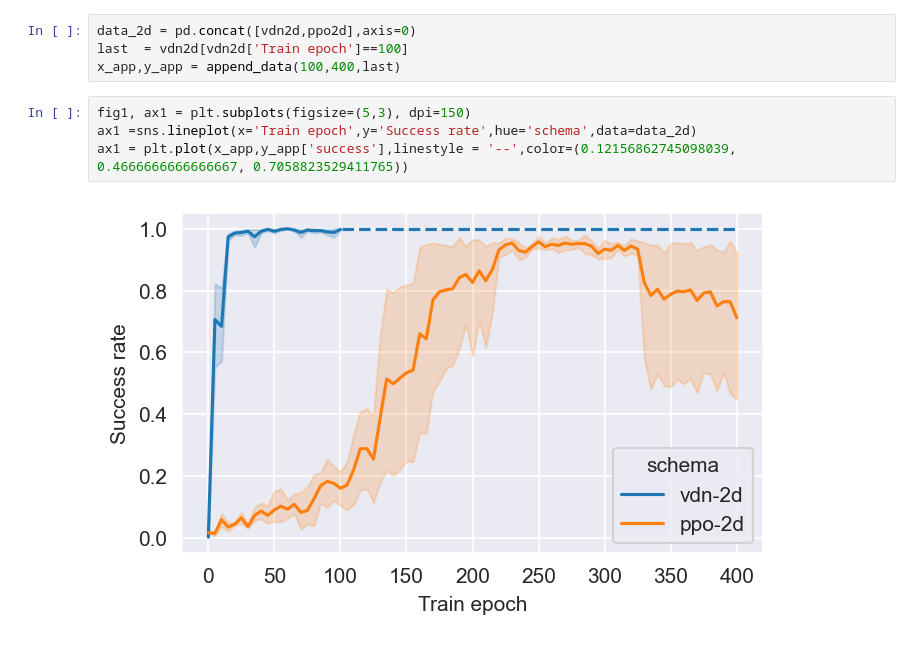
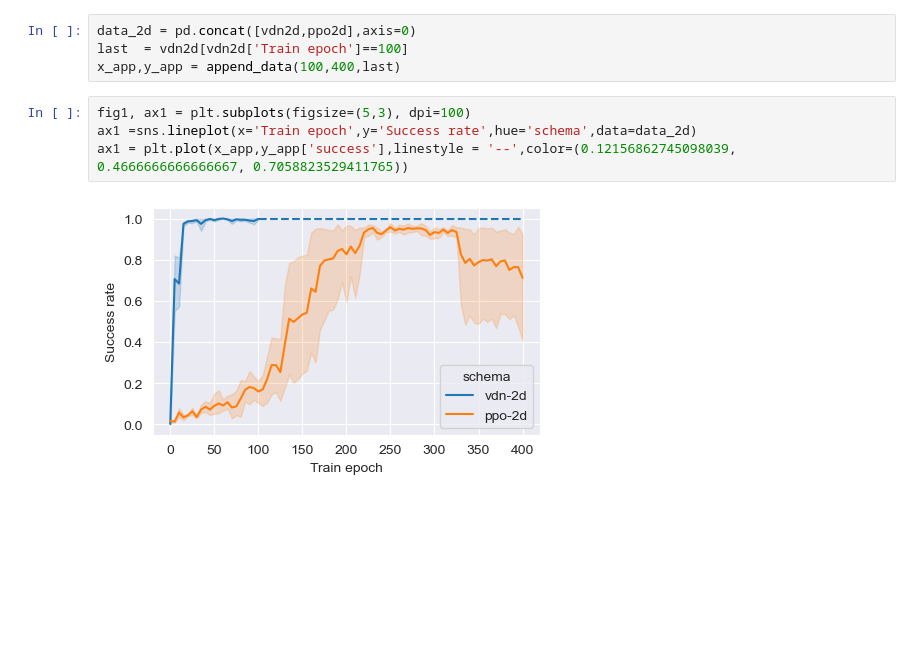
Before and after one commit to Polaris-Yang/MARL-DMFB, a Jupyter notebook: drawRes-dmfb/DrawRes.ipynb, the cells around one changed output. Cells and saved outputs as stored; diff of their text form; blank space fills up the shorter version.

```diff
--- a/drawRes-dmfb/DrawRes.ipynb
+++ b/drawRes-dmfb/DrawRes.ipynb
@@ -62,9 +62,9 @@ data_2d = pd.concat([vdn2d,ppo2d],axis=0)
 last  = vdn2d[vdn2d['Train epoch']==100]
 x_app,y_app = append_data(100,400,last)
 # %%
-fig1, ax1 = plt.subplots(figsize=(5,3), dpi=150)
+fig1, ax1 = plt.subplots(figsize=(5,3), dpi=100)
 ax1 =sns.lineplot(x='Train epoch',y='Success rate',hue='schema',data=data_2d)
 ax1 = plt.plot(x_app,y_app['success'],linestyle = '--',color=(0.12156862745098039, 0.4666666666666667, 0.7058823529411765))
 # %% [output]
-[figure, old version]
+[figure, new version]
 # %%
```
Also changed, not shown: parts of 15 cells of this notebook, 3 other files.
